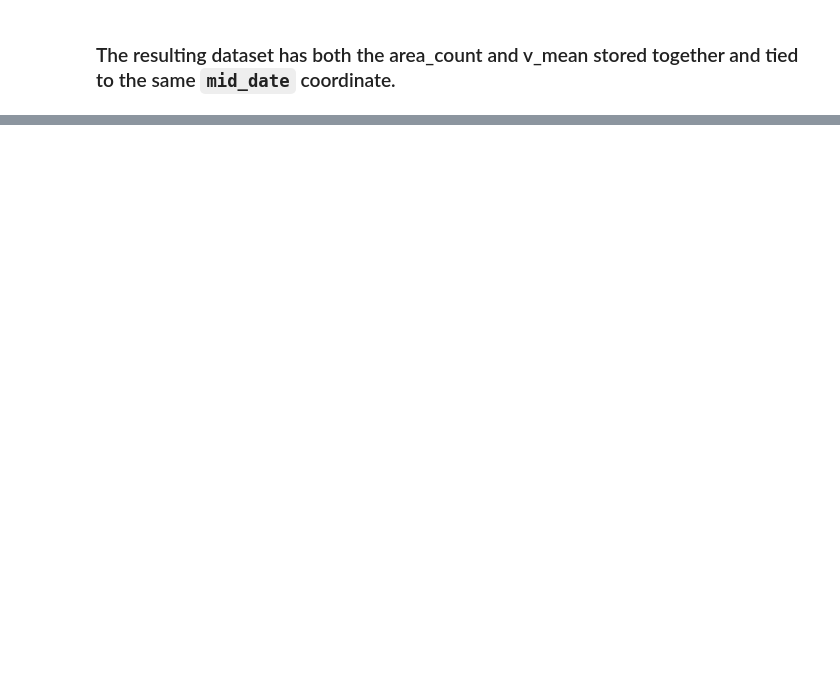
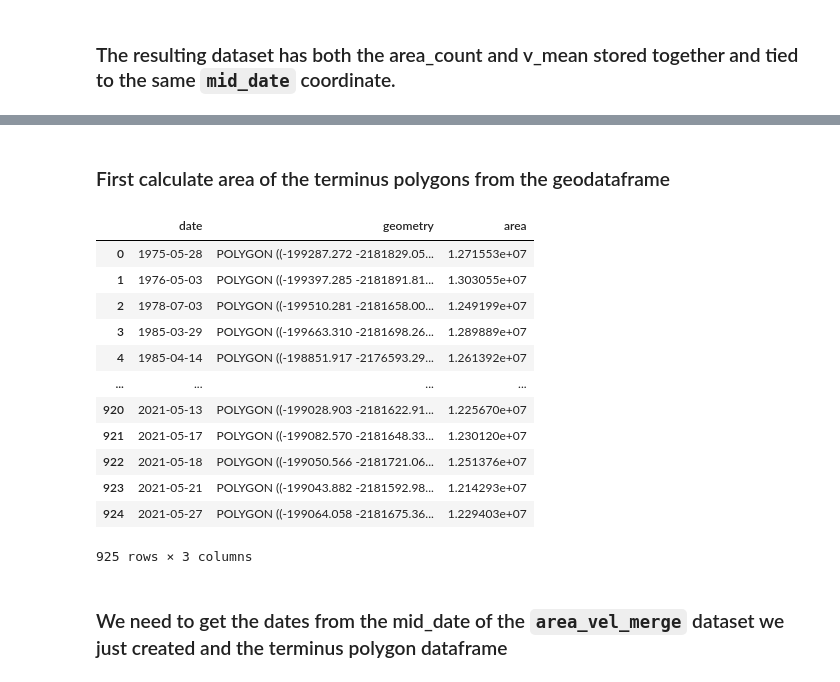
Before and after one commit to shahinmg/its_live_tutorial, a Jupyter notebook: lagrangian_poly_sample.ipynb, the cells around one changed output, grey strips where cells are left out. Drawn from its saved outputs; the diff is of its cells as text; code cells hidden in the pictures; blank space fills up the shorter version.

```diff
--- a/lagrangian_poly_sample.ipynb
+++ b/lagrangian_poly_sample.ipynb
@@ -187,0 +230,21 @@ Data variables:
+# %% [markdown]
+### First calculate area of the terminus polygons from the geodataframe
+# %%
+term_polys['area'] = term_polys.area
+term_polys
+# %% [output]
+|  | date | geometry | area |
+| 0 | 1975-05-28 | POLYGON ((-199287.272 -2181829.05... | 1.271553e+07 |
+| 1 | 1976-05-03 | POLYGON ((-199397.285 -2181891.81... | 1.303055e+07 |
+| 2 | 1978-07-03 | POLYGON ((-199510.281 -2181658.00... | 1.249199e+07 |
+| 3 | 1985-03-29 | POLYGON ((-199663.310 -2181698.26... | 1.289889e+07 |
+| 4 | 1985-04-14 | POLYGON ((-198851.917 -2176593.29... | 1.261392e+07 |
+| ... | ... | ... | ... |
+| 920 | 2021-05-13 | POLYGON ((-199028.903 -2181622.91... | 1.225670e+07 |
+| 921 | 2021-05-17 | POLYGON ((-199082.570 -2181648.33... | 1.230120e+07 |
+| 922 | 2021-05-18 | POLYGON ((-199050.566 -2181721.06... | 1.251376e+07 |
+| 923 | 2021-05-21 | POLYGON ((-199043.882 -2181592.98... | 1.214293e+07 |
+| 924 | 2021-05-27 | POLYGON ((-199064.058 -2181675.36... | 1.229403e+07 |
+925 rows × 3 columns
+# %% [markdown]
+### We need to get the dates from the mid_date of the `area_vel_merge` dataset we just created and the terminus polygon dataframe
```
Also changed, not shown: parts of 20 cells of this notebook.
